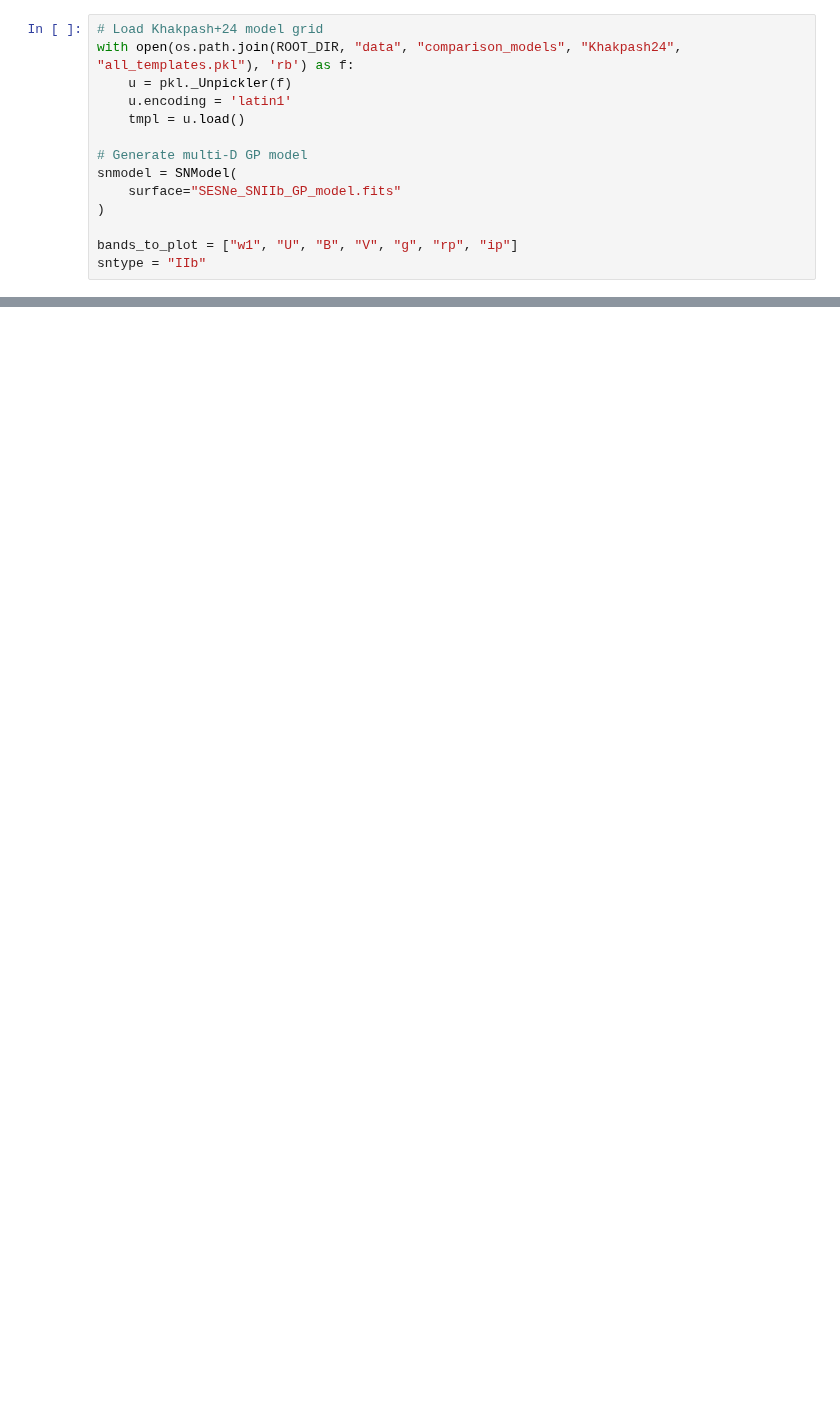
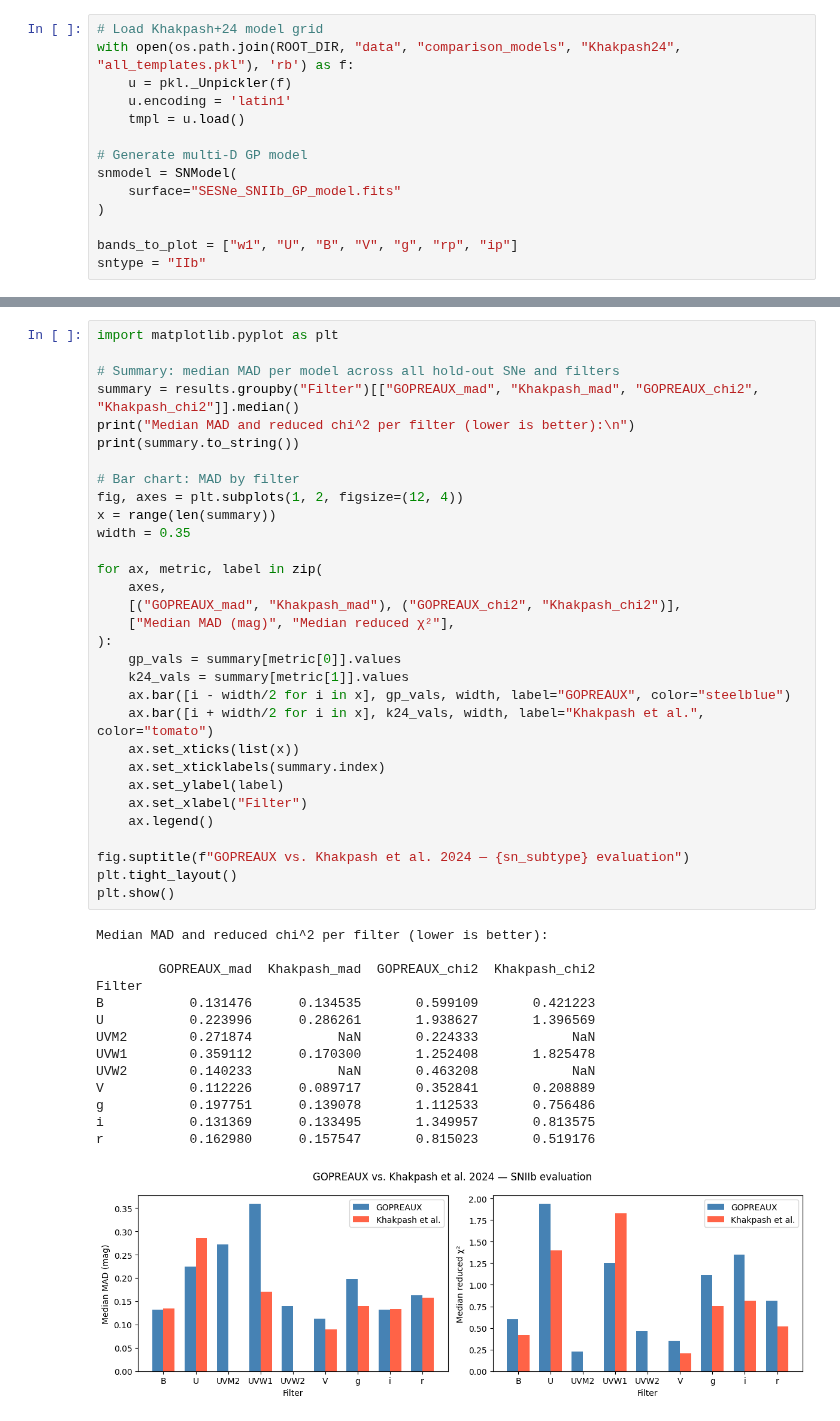
Before and after one commit to crpellegrino/gopreaux, a Jupyter notebook: examples/comparisons/compare_models.ipynb, the cells around one changed output, grey strips where cells are left out. Cells and saved outputs as stored; diff of their text form; blank space fills up the shorter version.

```diff
--- a/examples/comparisons/compare_models.ipynb
+++ b/examples/comparisons/compare_models.ipynb
@@ -68,0 +553,46 @@ There are a few points to note about the discrepancies between these models:
+# %%
+import matplotlib.pyplot as plt
+
+# Summary: median MAD per model across all hold-out SNe and filters
+summary = results.groupby("Filter")[["GOPREAUX_mad", "Khakpash_mad", "GOPREAUX_chi2", "Khakpash_chi2"]].median()
+print("Median MAD and reduced chi^2 per filter (lower is better):\n")
+print(summary.to_string())
+
+# Bar chart: MAD by filter
+fig, axes = plt.subplots(1, 2, figsize=(12, 4))
+x = range(len(summary))
+width = 0.35
+
+for ax, metric, label in zip(
+    axes,
+    [("GOPREAUX_mad", "Khakpash_mad"), ("GOPREAUX_chi2", "Khakpash_chi2")],
+    ["Median MAD (mag)", "Median reduced χ²"],
+):
+    gp_vals = summary[metric[0]].values
+    k24_vals = summary[metric[1]].values
+    ax.bar([i - width/2 for i in x], gp_vals, width, label="GOPREAUX", color="steelblue")
+    ax.bar([i + width/2 for i in x], k24_vals, width, label="Khakpash et al.", color="tomato")
+    ax.set_xticks(list(x))
+    ax.set_xticklabels(summary.index)
+    ax.set_ylabel(label)
+    ax.set_xlabel("Filter")
+    ax.legend()
+
+fig.suptitle(f"GOPREAUX vs. Khakpash et al. 2024 — {sn_subtype} evaluation")
+plt.tight_layout()
+plt.show()
+# %% [output]
+Median MAD and reduced chi^2 per filter (lower is better):
+
+        GOPREAUX_mad  Khakpash_mad  GOPREAUX_chi2  Khakpash_chi2
+Filter
+B           0.131476      0.134535       0.599109       0.421223
+U           0.223996      0.286261       1.938627       1.396569
+UVM2        0.271874           NaN       0.224333            NaN
+UVW1        0.359112      0.170300       1.252408       1.825478
+UVW2        0.140233           NaN       0.463208            NaN
+V           0.112226      0.089717       0.352841       0.208889
+g           0.197751      0.139078       1.112533       0.756486
+i           0.131369      0.133495       1.349957       0.813575
+r           0.162980      0.157547       0.815023       0.519176
+[figure, added]
```
Also changed, not shown: parts of 9 cells of this notebook.
